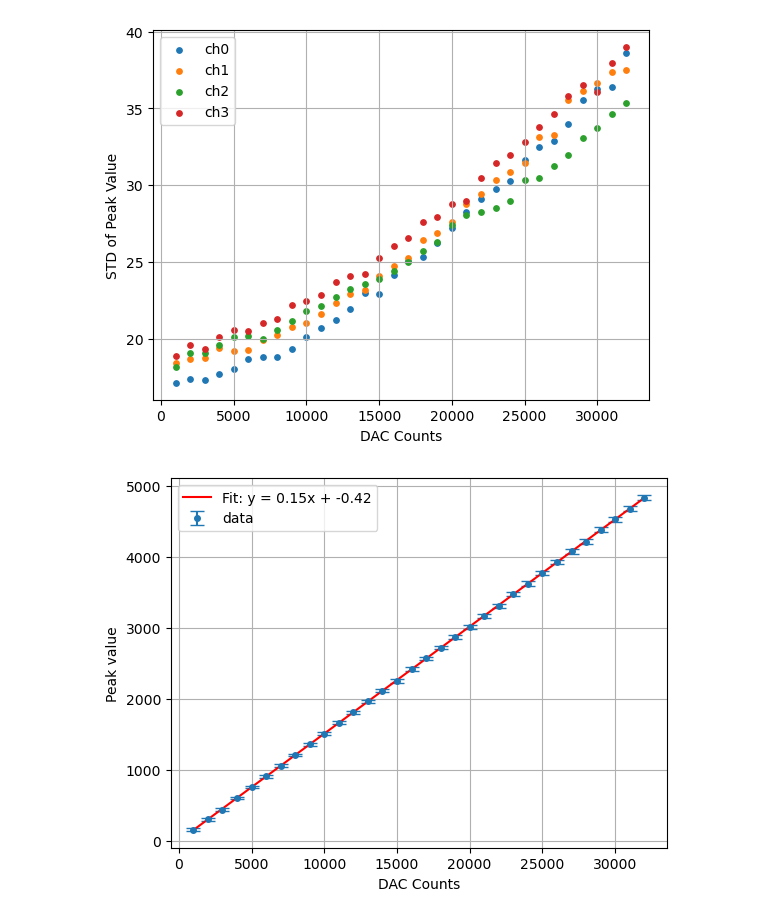
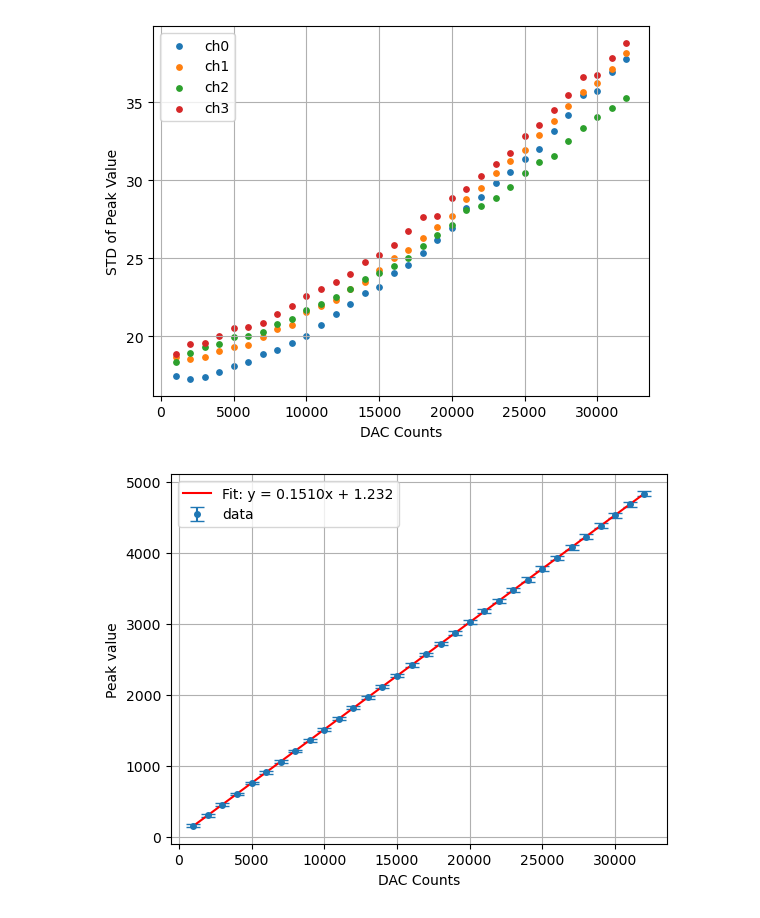
Before and after one commit to slaclab/kek-bpm-rfsoc-dev, a Jupyter notebook: software/notebooks/peaksearch.ipynb, the cells around one changed output. Cells and saved outputs as stored; diff of their text form; code cells hidden in the pictures.

```diff
--- a/software/notebooks/peaksearch.ipynb
+++ b/software/notebooks/peaksearch.ipynb
@@ -4,7 +4,7 @@ import matplotlib.pyplot as plt
 import pickle
 from scipy.optimize import curve_fit
 # %%
-with open('../data/Peak_loopback.pkl','rb') as file:
+with open('../data/Peakdata_2GHz.pkl','rb') as file:
     peak= pickle.load(file)
 # %%
 def makehist(ch,string,bin,A,mu):
@@ -67,9 +68,9 @@ for i in range(4):
     s=[]
     for j in range(32):
         string=str((j+1)*1000)
-        m.append(analysis(np.concatenate(peak[i][string]))[0])
-        r.append(analysis(np.concatenate(peak[i][string]))[1])
-        s.append(analysis(peak[i][string][1])[2])
+        m.append(analysis(np.concatenate(peak[i][string][1:]))[0])
+        r.append(analysis(np.concatenate(peak[i][string][1:]))[1])
+        s.append(analysis(np.concatenate(peak[i][string][1:]))[2])
     mean.append(m)
     rms.append(r)
     std.append(s)
@@ -109,29 +112,31 @@ plt.grid()
 plt.legend()
 plt.xlabel('DAC Counts')
 plt.ylabel('STD of Peak Value')
+#plt.savefig('std.png',dpi=150)
 plt.show()
 # %% [output]
-[figure, old version]
+[figure, new version]
 # %%
 y=mean[0]
 y_err=std[0]
 
 def linear_model(x, a, b):
     return a * x + b
 
 params, covariance = curve_fit(linear_model, x, y, sigma=y_err)
 
 a, b = params
 
 plt.errorbar(x, y, yerr=y_err, capsize=5,fmt='o', label='data',markersize=4)
-plt.plot(x, linear_model(x, a, b), label=f'Fit: y = {a:.2f}x + {b:.2f}', color='red')
+plt.plot(x, linear_model(x, a, b), label=f'Fit: y = {a:.4f}x + {b:.3f}', color='red')
 plt.legend()
 plt.xlabel('DAC Counts')
 plt.ylabel('Peak value')
 plt.grid()
+#plt.savefig('ch0.png',dpi=150)
 plt.show()
 # %% [output]
-[figure, old version]
+[figure, new version]
 # %%
 y=mean[1]
 y_err=std[1]
```
Also changed, not shown: parts of 9 cells of this notebook, 4 other files.
